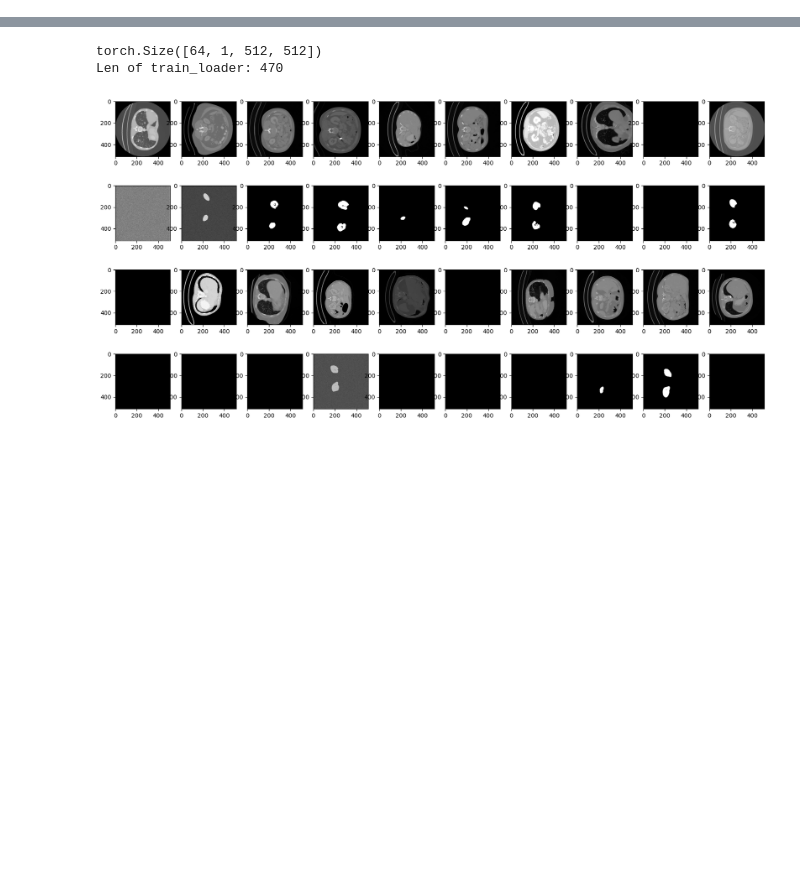
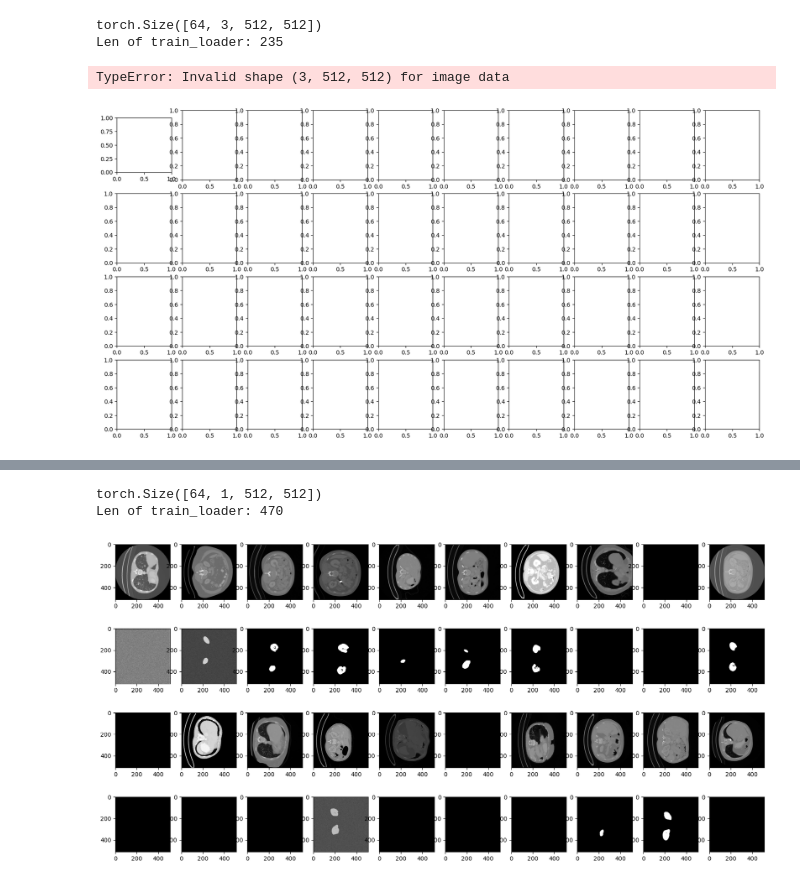
Before and after one commit to sinaziaee/image_segmentation, a Jupyter notebook: image_segmentation copy.ipynb, the cells around one changed output, grey strips where cells are left out. Saved outputs shown, nothing was run; the diff lists cells and outputs as text; code cells hidden in the pictures; blank space fills up the shorter version.

Commit message:
modified the model with the right data augmentation

```diff
--- a/image_segmentation copy.ipynb
+++ b/image_segmentation copy.ipynb
@@ -21,0 +72,47 @@ import gc
+# %%
+train_transformer = transforms.Compose([
+    transforms.ToTensor(),
+    transforms.RandomRotation(2*math.pi),
+    transforms.RandomResizedCrop(img_size, scale=(0.7, 1.4)),
+    transforms.GaussianBlur(1),
+    transforms.ColorJitter(brightness=(0.75, 1.25), contrast=(0.5, 2)),
+    transforms.Lambda(lambda img: util_functions.apply_gaussian_noise(img, std_dev=0.1) if torch.rand(1) < 0.1 else img)
+])
+
+valid_transformer = transforms.Compose([
+    transforms.ToTensor(),
+    transforms.Resize((img_size, img_size), antialias=True),
+])
+batch_size = 74
+
+plain_train_loader = mypreprocess.create_data_loaders(path_dir=train_dir, image_dir='images',
+                            label_dir='labels', data_transformer=valid_transformer, batch_size=batch_size, split_size=None)
+# augmented_train_loader = mypreprocess.create_data_loaders(path_dir=train_dir, image_dir='images',
+#                             label_dir='labels', data_transformer=valid_transformer,
+#                             batch_size=batch_size, split_size=None)
+augmented_train_loader = mypreprocess.create_data_loaders(path_dir=train_dir, image_dir='images',
+                            label_dir='labels', data_transformer=train_transformer,
+                            batch_size=batch_size, split_size=None)
+# %%
+def visualize_dataset(train_loader):
+    sam = iter(train_loader)
+    nex = next(sam)
+    print(nex[0].shape)
+    print("Len of train_loader:", len(train_loader))
+    ax, fig = plt.subplots(4, 10, figsize=(20, 10))
+    for i in range(10):
+        image1 = nex[0][i].squeeze().numpy()
+        mask1 = nex[1][i].squeeze().numpy()
+        image2 = nex[0][i+10].squeeze().numpy()
+        mask2 = nex[1][i+10].squeeze().numpy()
+        fig[0, i].imshow(image1)
+        fig[1, i].imshow(mask1)
+        fig[2, i].imshow(image2)
+        fig[3, i].imshow(mask2)
+    plt.show()
+visualize_dataset(augmented_train_loader)
+# %% [output]
+torch.Size([64, 3, 512, 512])
+Len of train_loader: 235
+TypeError: Invalid shape (3, 512, 512) for image data
+[figure, added]
```
Also changed, not shown: parts of 8 cells of this notebook, 5 other files.
